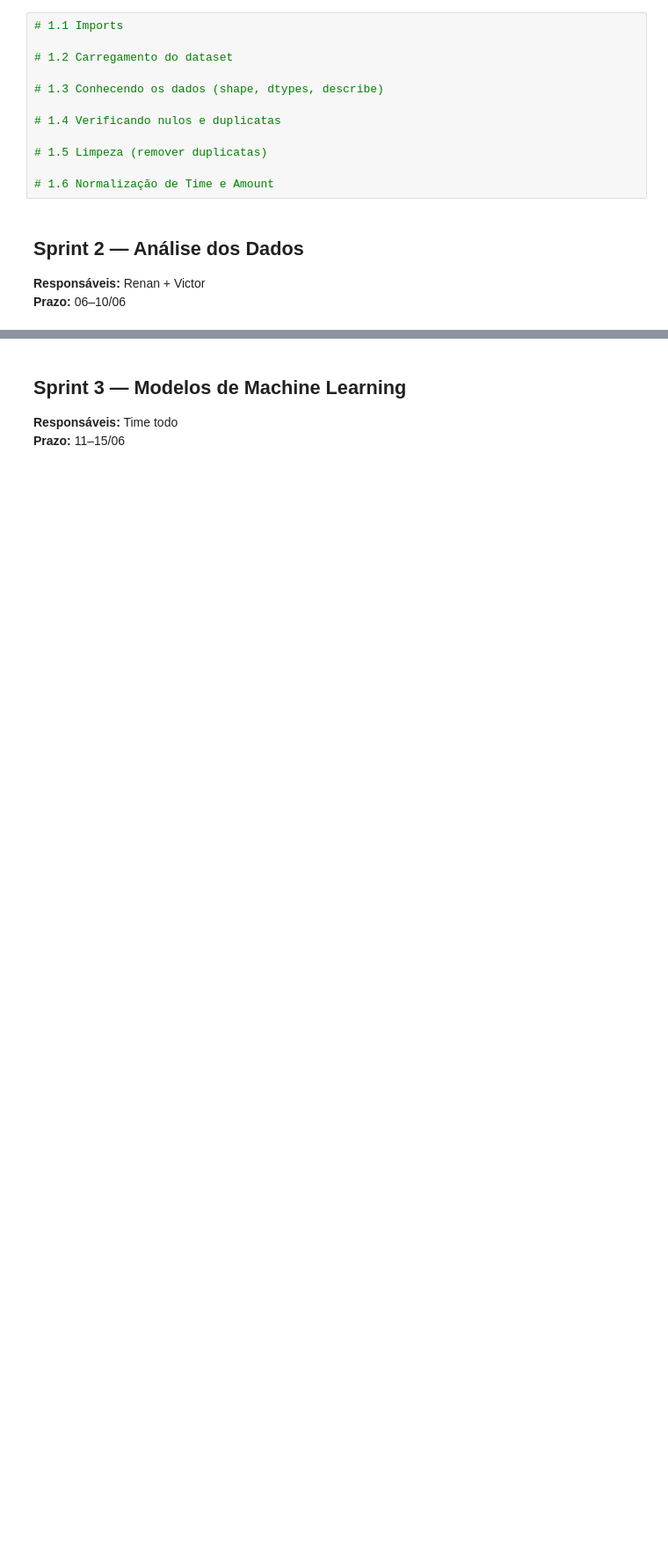
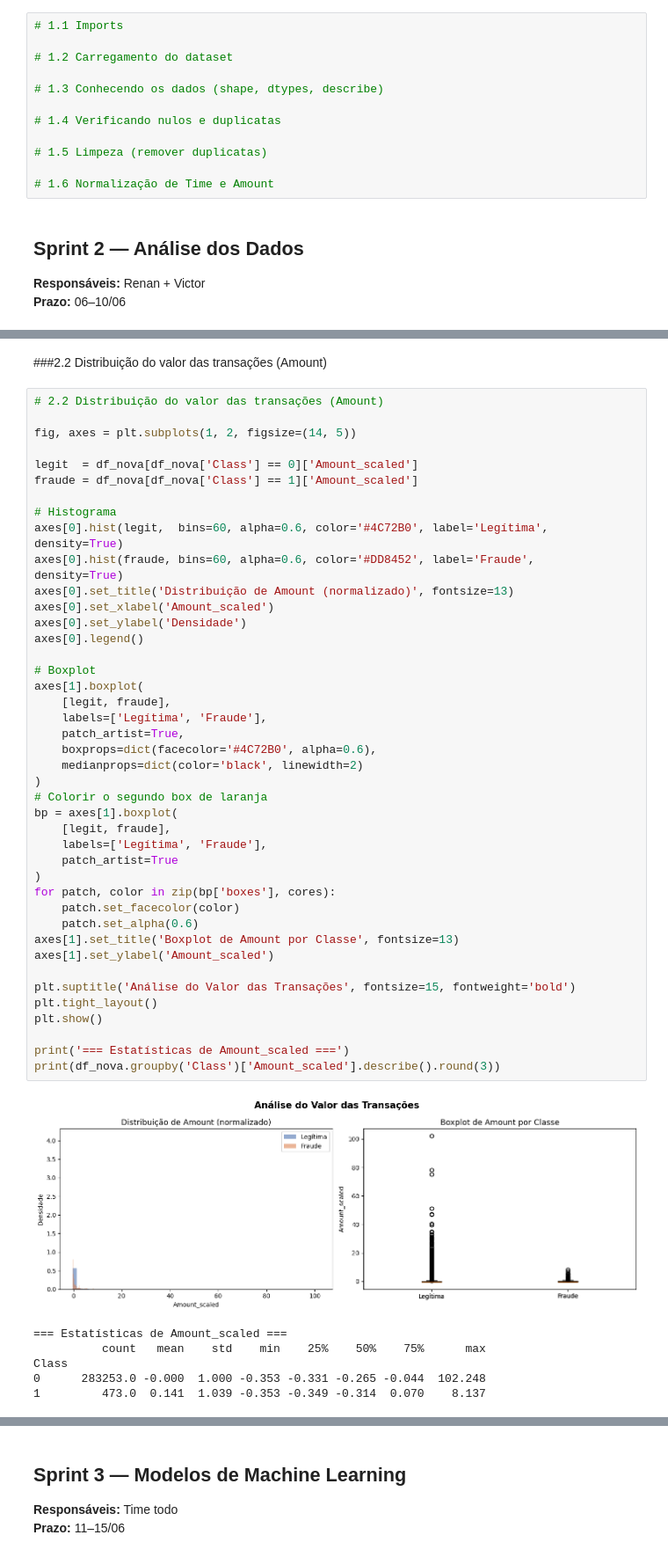
Before and after one commit to gleicymt-star/fraude-cartao-credito-, a Jupyter notebook: fraude_cartao_projeto.ipynb, the cells around one changed output, grey strips where cells are left out. Shown at 88% size. Saved outputs shown, nothing was run; the diff lists cells and outputs as text; blank space fills up the shorter version.

```diff
--- a/fraude_cartao_projeto.ipynb
+++ b/fraude_cartao_projeto.ipynb
@@ -40,0 +233,51 @@
+# %% [markdown]
+###2.2 Distribuição do valor das transações (Amount)
+# %%
+# 2.2 Distribuição do valor das transações (Amount)
+
+fig, axes = plt.subplots(1, 2, figsize=(14, 5))
+
+legit  = df_nova[df_nova['Class'] == 0]['Amount_scaled']
+fraude = df_nova[df_nova['Class'] == 1]['Amount_scaled']
+
+# Histograma
+axes[0].hist(legit,  bins=60, alpha=0.6, color='#4C72B0', label='Legítima', density=True)
+axes[0].hist(fraude, bins=60, alpha=0.6, color='#DD8452', label='Fraude',   density=True)
+axes[0].set_title('Distribuição de Amount (normalizado)', fontsize=13)
+axes[0].set_xlabel('Amount_scaled')
+axes[0].set_ylabel('Densidade')
+axes[0].legend()
+
+# Boxplot
+axes[1].boxplot(
+    [legit, fraude],
+    labels=['Legítima', 'Fraude'],
+    patch_artist=True,
+    boxprops=dict(facecolor='#4C72B0', alpha=0.6),
+    medianprops=dict(color='black', linewidth=2)
+)
+# Colorir o segundo box de laranja
+bp = axes[1].boxplot(
+    [legit, fraude],
+    labels=['Legítima', 'Fraude'],
+    patch_artist=True
+)
+for patch, color in zip(bp['boxes'], cores):
+    patch.set_facecolor(color)
+    patch.set_alpha(0.6)
+axes[1].set_title('Boxplot de Amount por Classe', fontsize=13)
+axes[1].set_ylabel('Amount_scaled')
+
+plt.suptitle('Análise do Valor das Transações', fontsize=15, fontweight='bold')
+plt.tight_layout()
+plt.show()
+
+print('=== Estatísticas de Amount_scaled ===')
+print(df_nova.groupby('Class')['Amount_scaled'].describe().round(3))
+# %% [output]
+[figure, added]
+=== Estatísticas de Amount_scaled ===
+          count   mean    std    min    25%    50%    75%      max
+Class
+0      283253.0 -0.000  1.000 -0.353 -0.331 -0.265 -0.044  102.248
+1         473.0  0.141  1.039 -0.353 -0.349 -0.314  0.070    8.137
```
Also changed, not shown: parts of 40 cells of this notebook.
